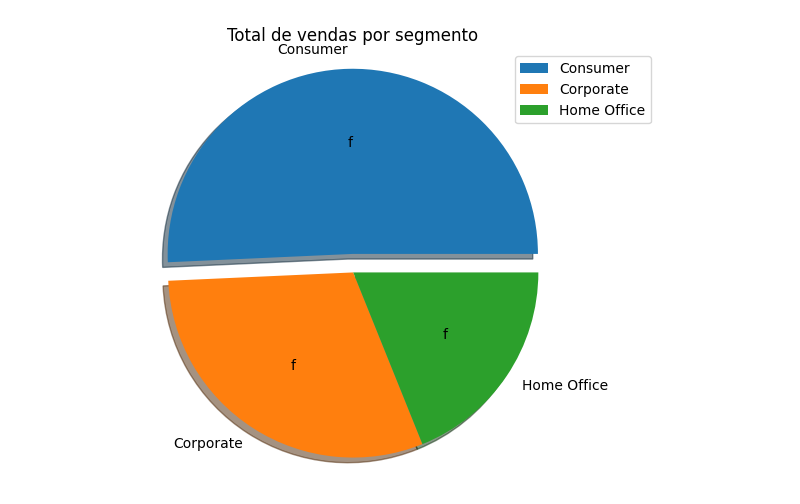
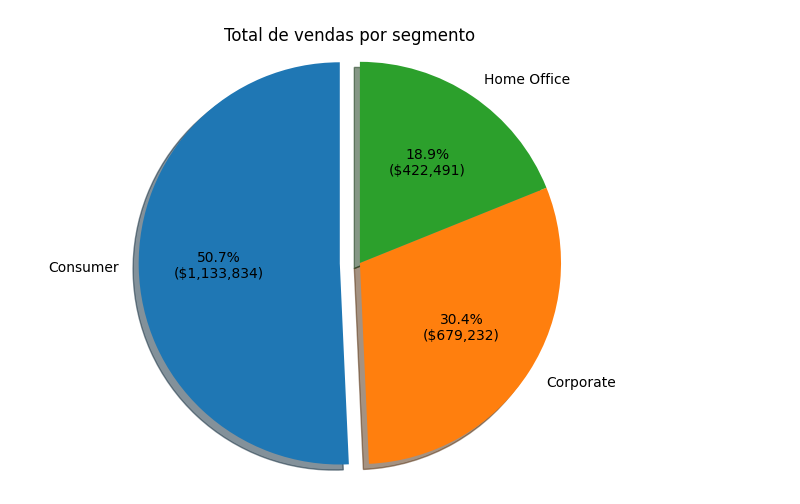
Before and after one commit to ciardileo/python_classes, a Jupyter notebook: courses/DSA/projeto2/projeto2.ipynb, the cells around one changed output. Cells and saved outputs as stored; diff of their text form; code cells hidden in the pictures.

```diff
--- a/courses/DSA/projeto2/projeto2.ipynb
+++ b/courses/DSA/projeto2/projeto2.ipynb
@@ -89,13 +89,16 @@ Text(0.5, 36.72222222222221, 'Cidades')
 # %%
 # Pergunta 5: qual segmento teve o maior total de vendas, mostre em gráfico de pizza
 
 p5 = df.groupby('Segmento')['Valor_Venda'].sum().sort_values(ascending=False)
 
+def format_label(pct, values):
+    absolute = int(pct/100.*sum(values))
+    return f'{pct:.1f}%\n(${absolute:,})'
+
 # gráfico
-plt.pie(p5.values, labels=p5.index, shadow=True, explode=(0.1, 0, 0))
+plt.pie(p5.values, labels=p5.index, shadow=True, explode=(0.1, 0, 0), autopct=lambda pct: format_label(pct, p5.values), startangle=90)
 plt.title("Total de vendas por segmento")
 plt.axis('equal')
-plt.legend()
 plt.tight_layout()
 # %% [output]
-[figure, old version]
+[figure, new version]
```
Also changed, not shown: parts of 12 cells of this notebook, 2 other files.
